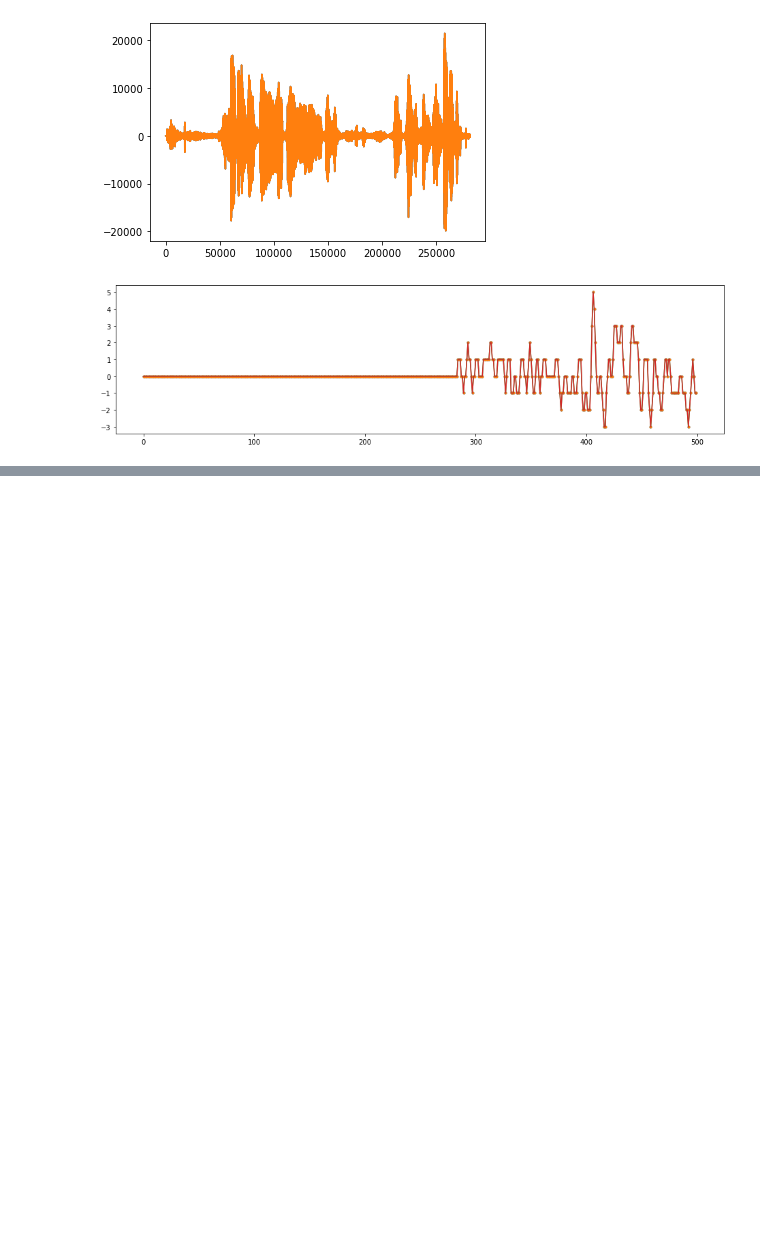
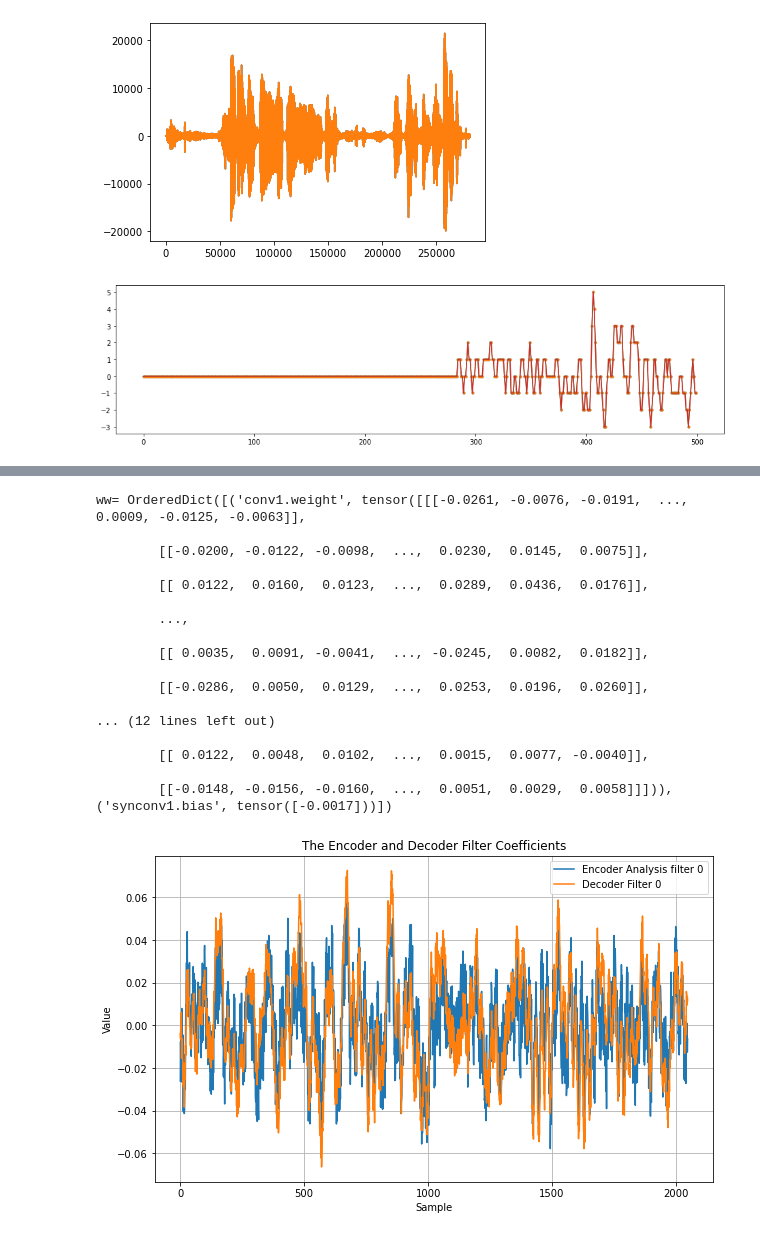
Before and after one commit to JuliethLopez/Clasificador_sarcasmo, a Jupyter notebook: Cuadernos/Test_drive.ipynb, the cells around one changed output, grey strips where cells are left out. Drawn from its saved outputs; the diff is of its cells as text; code cells hidden in the pictures; blank space fills up the shorter version.

Commit message:
replica del modelo del video

```diff
--- a/Cuadernos/Test_drive.ipynb
+++ b/Cuadernos/Test_drive.ipynb
@@ -118,0 +186,22 @@ plt.imshow(mfcc, cmap='hot', interpolation='nearest');
+# %%
+print("Generate Model:")
+model = Convautoenc().to(device)
+print('Total number of parameters: %i' % (sum(p.numel() for p in model.parameters() if p.requires_grad)))
+print("Def. loss function:")
+loss_fn = nn.MSELoss()  #MSE
+#loss_fn = nn.L1Loss()
+
+Ypred=model(X_train)
+
+#Ypred=Ypred.detach()
+outputlen=len(Ypred[0,0,:]) #length of the signal at the output of the network.
+print("outputlen=", outputlen)
+
+Y=X_train[:,:,:outputlen]  #the target signal with same length as model output
+
+print("Input X.shape=", X_train.shape )
+print("Target Y.shape=", Y.shape)
+print("Target Y=", Y)
+#print("max(max(Y))=", max(max(max(Y))))
+#print("min(min(Y))=", min(min(min(Y))))
+print("Y.type()=", Y.type())
@@ -118,0 +283,37 @@ plt.imshow(mfcc, cmap='hot', interpolation='nearest');
+# %%
+"""
+torch.save({#'epoch': epoch,
+    'model_state_dict': model.state_dict(),
+    'optimizer_state_dict': optimizer.state_dict()}, "audio_autoenc.torch")
+"""
+
+ww = model.state_dict()   #read obtained weights
+print("ww=", ww)
+#Plot obtained weights:
+plt.figure(figsize=(10,6))
+plt.plot(np.transpose(np.array(ww['conv1.weight'][0:1,0,:])))
+plt.plot(np.transpose(np.array(ww['synconv1.weight'][0:1,0,:])))
+plt.legend(('Encoder Analysis filter 0', 'Decoder Filter 0'))
+plt.xlabel('Sample')
+plt.ylabel('Value')
+plt.title('The Encoder and Decoder Filter Coefficients')
+plt.grid()
+# %% [output]
+ww= OrderedDict([('conv1.weight', tensor([[[-0.0261, -0.0076, -0.0191,  ...,  0.0009, -0.0125, -0.0063]],
+
+        [[-0.0200, -0.0122, -0.0098,  ...,  0.0230,  0.0145,  0.0075]],
+
+        [[ 0.0122,  0.0160,  0.0123,  ...,  0.0289,  0.0436,  0.0176]],
+
+        ...,
+
+        [[ 0.0035,  0.0091, -0.0041,  ..., -0.0245,  0.0082,  0.0182]],
+
+        [[-0.0286,  0.0050,  0.0129,  ...,  0.0253,  0.0196,  0.0260]],
+
+... (12 lines left out)
+
+        [[ 0.0122,  0.0048,  0.0102,  ...,  0.0015,  0.0077, -0.0040]],
+
+        [[-0.0148, -0.0156, -0.0160,  ...,  0.0051,  0.0029,  0.0058]]])), ('synconv1.bias', tensor([-0.0017]))])
+[figure, added]
```
Also changed, not shown: parts of 19 cells of this notebook.
